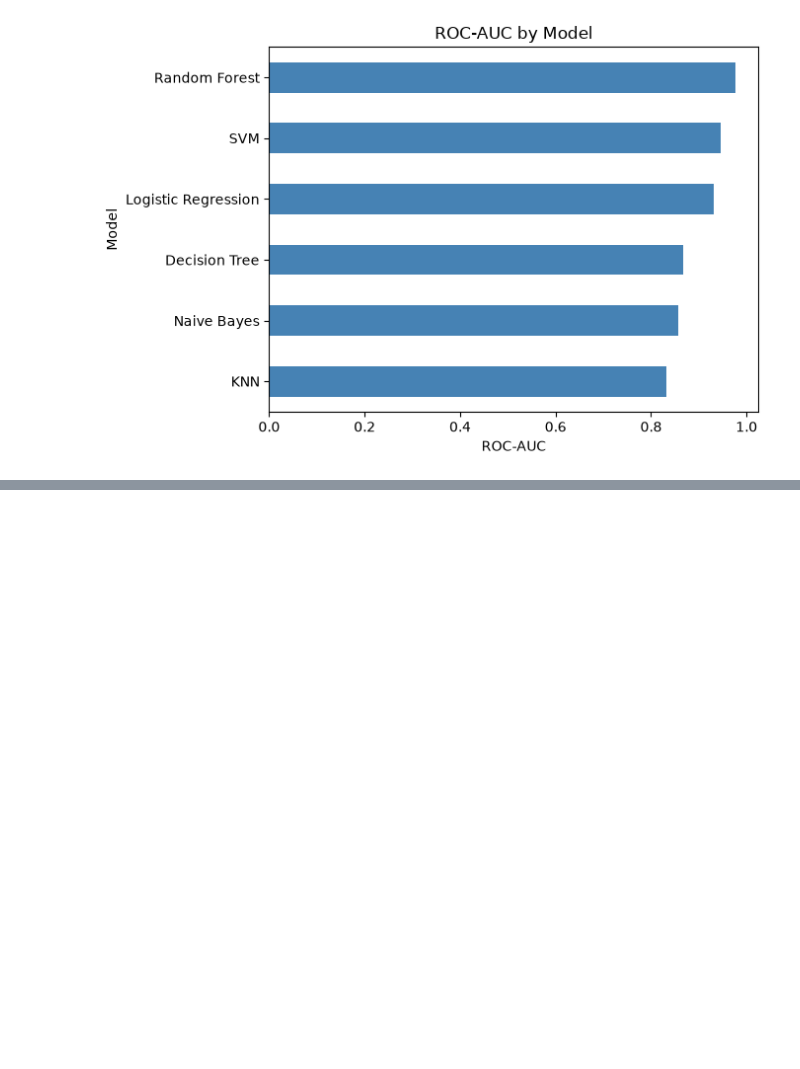
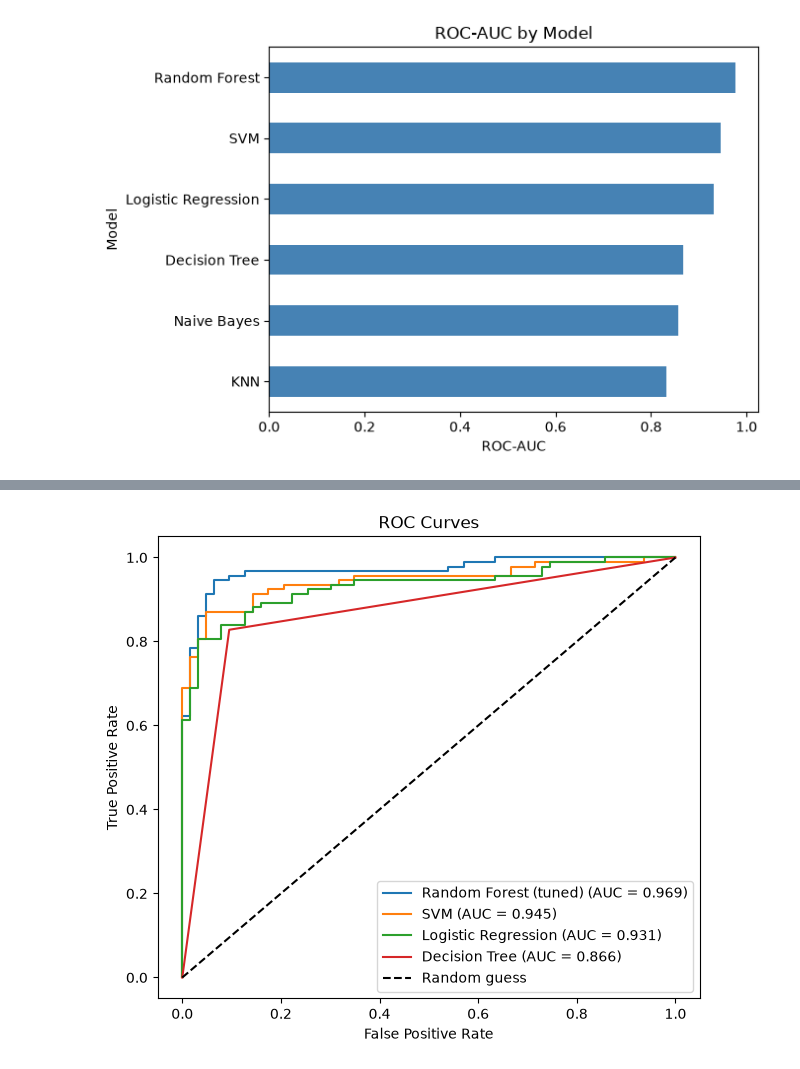
Before and after one commit to Mil9nn/pediatric-appendicitis-ml, a Jupyter notebook: main.ipynb, the cells around one changed output, grey strips where cells are left out. Saved outputs shown, nothing was run; the diff lists cells and outputs as text; code cells hidden in the pictures; blank space fills up the shorter version.

Commit message:
Add cross-validation, hyperparameter tuning, final evaluation, and save best model

```diff
--- a/main.ipynb
+++ b/main.ipynb
@@ -866,0 +950,11 @@ plt.show()
+# %%
+# Best model found by GridSearchCV (already refit on the full training set)
+best_model = grid_rf.best_estimator_
+
+y_pred_best = best_model.predict(X_test)
+y_prob_best = best_model.predict_proba(X_test)[:, 1]
+
+print("Test accuracy:", round(accuracy_score(y_test, y_pred_best), 3))
+print(confusion_matrix(y_test, y_pred_best))
+print(classification_report(y_test, y_pred_best, target_names=["no appendicitis", "appendicitis"]))
+print("ROC-AUC:", round(roc_auc_score(y_test, y_prob_best), 3))
@@ -866,0 +975,27 @@ plt.show()
+# %%
+from sklearn.metrics import roc_curve
+
+# ROC curves on the test set
+plt.figure(figsize=(7, 6))
+
+roc_models = {
+    "Random Forest (tuned)": y_prob_best,
+    "SVM": y_prob_svm,
+    "Logistic Regression": y_prob_log,
+    "Decision Tree": y_prob_tree
+}
+
+for name, prob in roc_models.items():
+    fpr, tpr, _ = roc_curve(y_test, prob)
+    auc = roc_auc_score(y_test, prob)
+    plt.plot(fpr, tpr, label=f"{name} (AUC = {auc:.3f})")
+
+# Diagonal line = random guessing
+plt.plot([0, 1], [0, 1], "k--", label="Random guess")
+plt.xlabel("False Positive Rate")
+plt.ylabel("True Positive Rate")
+plt.title("ROC Curves")
+plt.legend()
+plt.show()
+# %% [output]
+[figure, added]
```
Also changed, not shown: parts of 6 cells of this notebook, 1 other file.
